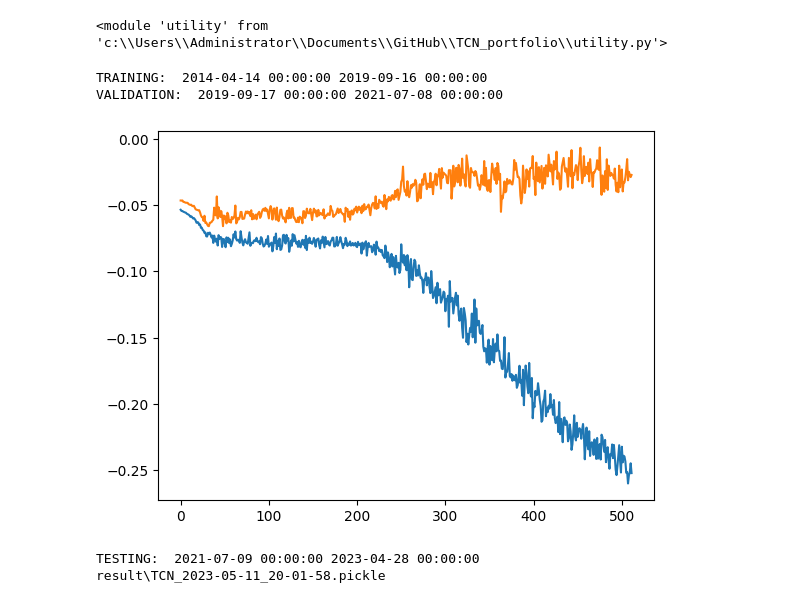
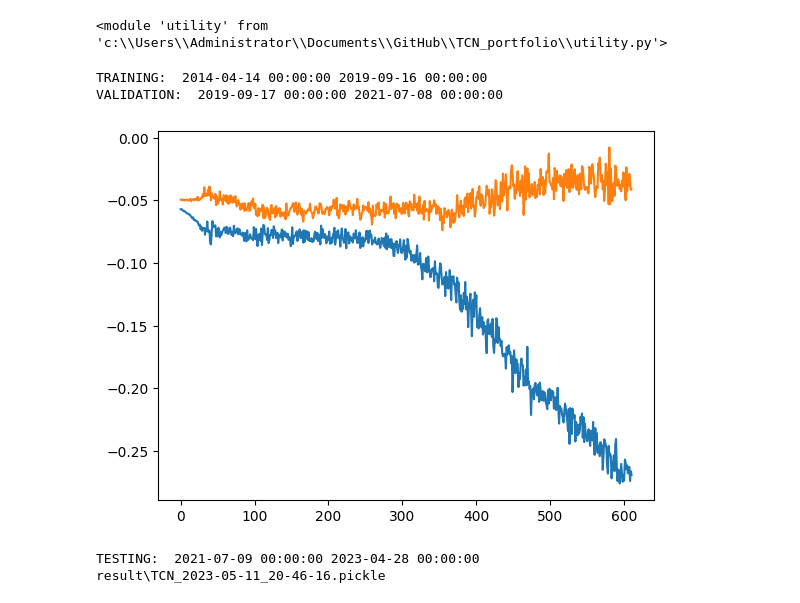
Before and after one commit to AndyLinGitHub/TCN_portfolio, a Jupyter notebook: main.ipynb, the cells around one changed output. Drawn from its saved outputs; the diff is of its cells as text; code cells hidden in the pictures.

```diff
--- a/main.ipynb
+++ b/main.ipynb
@@ -48,6 +53,7 @@ if configs["portfolio_config"]["asset_pool"] == "sp500_sector_index":
     asset_return.columns = asset_return.columns.str.replace("Select Sector Index TR", "").str.strip()
     init_weight = pd.read_csv(os.path.join("data", "SP500_sector_weight.csv"), header=1, index_col=0).dropna().T
     init_weight.index = pd.to_datetime(init_weight.index)
+    init_weight_change = (init_weight/init_weight.shift(1))[1:] - 1
     assert (init_weight.columns.sort_values() == asset_return.columns.sort_values()).all()
 
     vix_index = pd.read_csv(os.path.join("data", "CBOE_VIX.csv"), index_col=0)["CLOSE"]
@@ -88,12 +94,12 @@ configs["hyperparameters_config"]["early_stop"] = 256
 configs["hyperparameters_config"]["init_weight"] = False
 # %%
 device = "cuda" if torch.cuda.is_available() else "cpu"
-allocation_model = model.NNModel(asset_return, benchmark_return, init_weight, configs, configs["portfolio_config"]["model"], device)
+allocation_model = model.NNModel(asset_return, benchmark_return, init_weight_change, configs, configs["portfolio_config"]["model"], device)
 result = allocation_model.vanilla_backtesting()
 utility.dump_result(configs, result)
 # %% [output]
 TRAINING:  2014-04-14 00:00:00 2019-09-16 00:00:00
 VALIDATION:  2019-09-17 00:00:00 2021-07-08 00:00:00
-[figure, old version]
+[figure, new version]
 TESTING:  2021-07-09 00:00:00 2023-04-28 00:00:00
-result\TCN_2023-05-11_20-01-58.pickle
+result\TCN_2023-05-11_20-46-16.pickle
```
Also changed, not shown: parts of 5 cells of this notebook, 12 other files.
